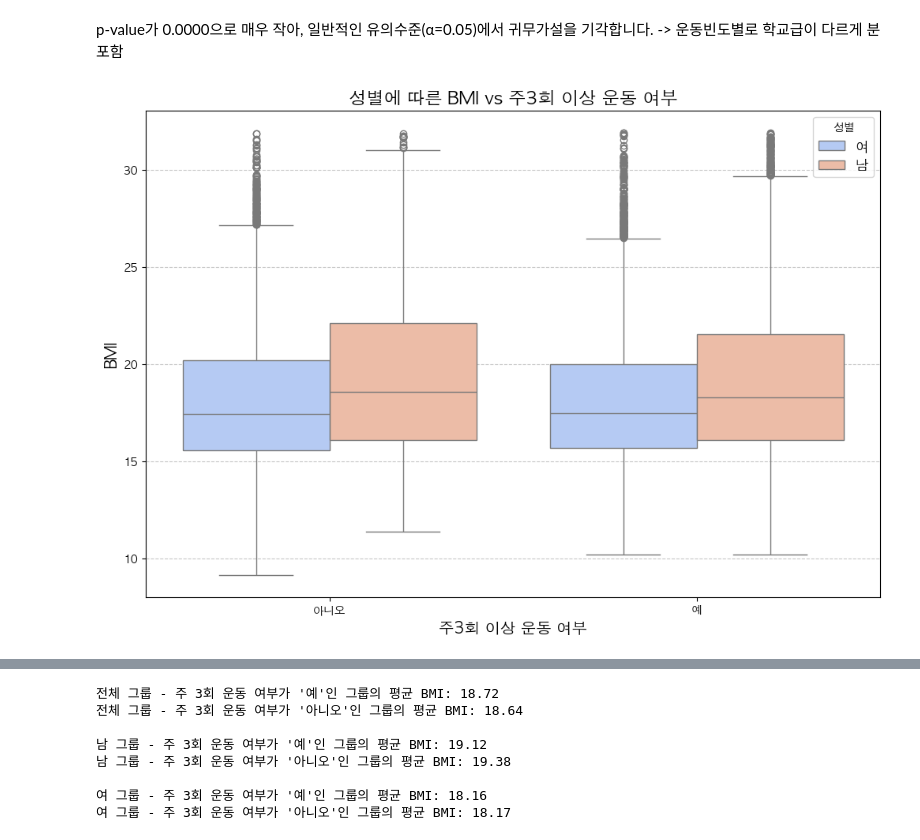
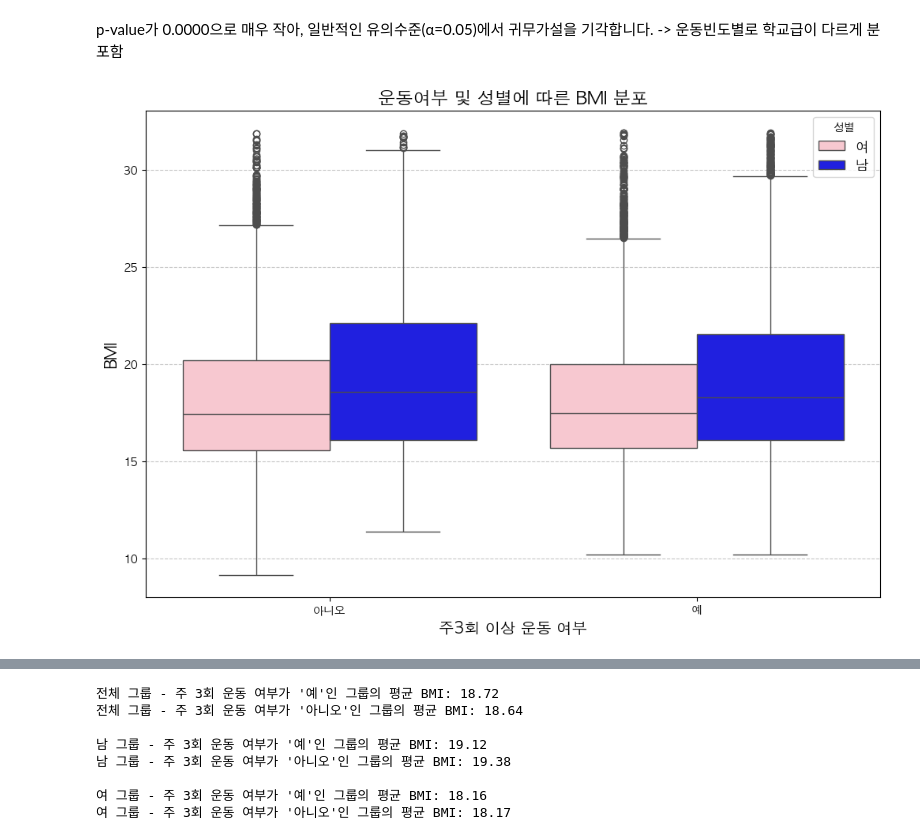
Before and after one commit to Statistical-Data-Analysis-2024/team-project, a Jupyter notebook: src/EDA/EDA_WorkOut_BMI.ipynb, the cells around one changed output, grey strips where cells are left out. Cells and saved outputs as stored; diff of their text form; code cells hidden in the pictures.

```diff
--- a/src/EDA/EDA_WorkOut_BMI.ipynb
+++ b/src/EDA/EDA_WorkOut_BMI.ipynb
@@ -146,6 +173,10 @@ See the caveats in the documentation: https://pandas.pydata.org/pandas-docs/stab
 # %%
 import matplotlib.pyplot as plt
 import seaborn as sns
+from matplotlib import rc
+
+rc('font', family='AppleGothic')  # Mac 기본 한글 폰트
+plt.rcParams['axes.unicode_minus'] = False
 
 #BMI 분포
 plt.figure(figsize=(10, 6))
@@ -479,23 +553,31 @@ p-value가 0.0000으로 매우 작아, 일반적인 유의수준(α=0.05)에서
 # %%
 import seaborn as sns
 import matplotlib.pyplot as plt
 from matplotlib import rc
 
 # 한글 폰트 설정
 rc('font', family='AppleGothic')
 plt.rcParams['axes.unicode_minus'] = False
 
 # 1. 주3회 이상 운동 여부와 성별에 따른 BMI 분포
 plt.figure(figsize=(12, 8))
-sns.boxplot(data=cleaned_data_exercise_3times, x='주 3회 운동여부', y='BMI', hue='성별', palette='coolwarm')
-plt.title('성별에 따른 BMI vs 주3회 이상 운동 여부', fontsize=16)
+
+# 색상 반전된 팔레트 설정
+sns.boxplot(
+    data=cleaned_data_exercise_3times,
+    x='주 3회 운동여부',
+    y='BMI',
+    hue='성별',
+    palette=['pink', 'blue']  # 여성: orange, 남성: blue
+)
+plt.title('운동여부 및 성별에 따른 BMI 분포', fontsize=16)
 plt.xlabel('주3회 이상 운동 여부', fontsize=14)
 plt.ylabel('BMI', fontsize=14)
 plt.legend(title='성별', fontsize=12)
 plt.grid(axis='y', linestyle='--', alpha=0.7)
 plt.show()
 # %% [output]
-[figure, old version]
+[figure, new version]
 # %%
 # 2-1. 하루 30분 이상 운동 빈도와 성별에 따른 BMI 분포
 plt.figure(figsize=(12, 8))
```
Also changed, not shown: parts of 5 cells of this notebook, 2 other files.
